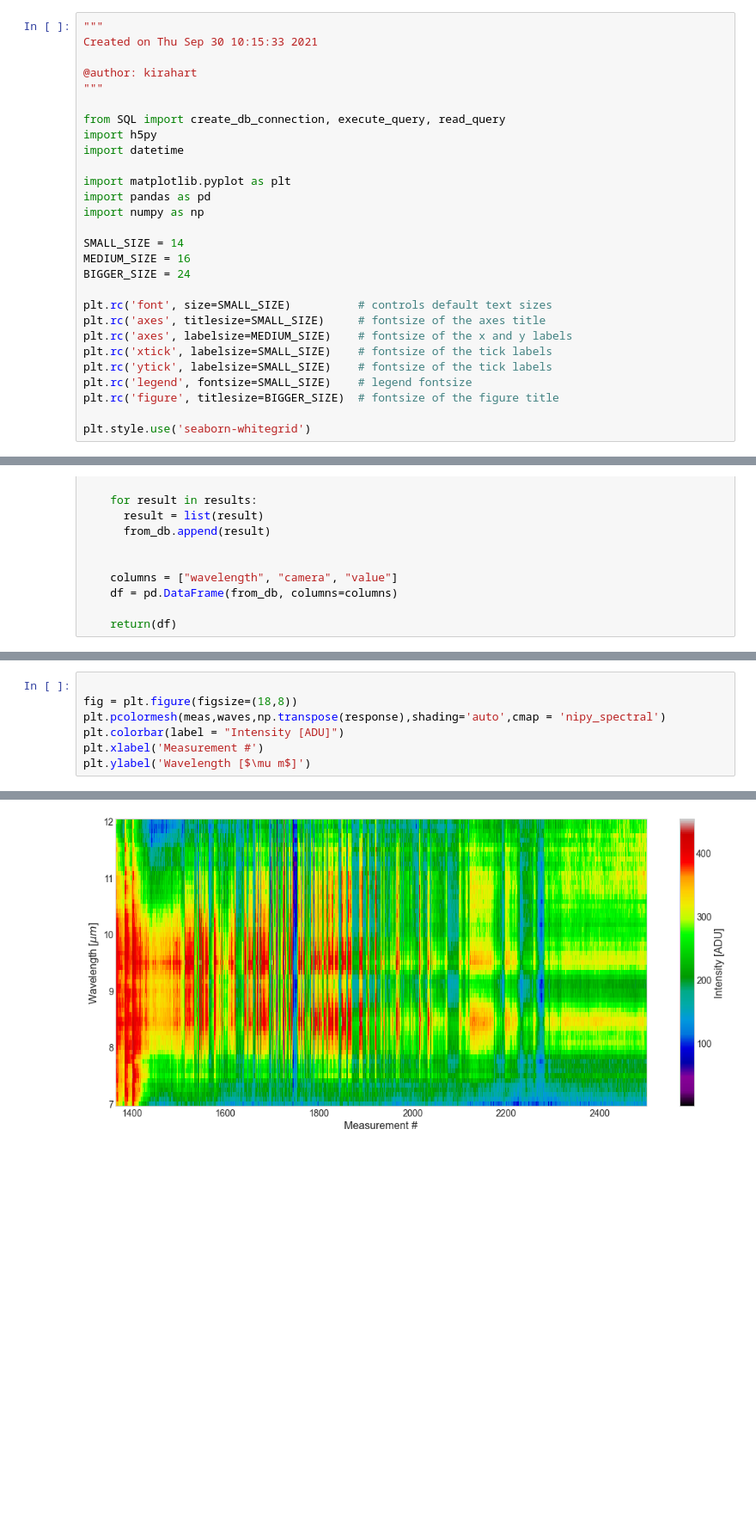
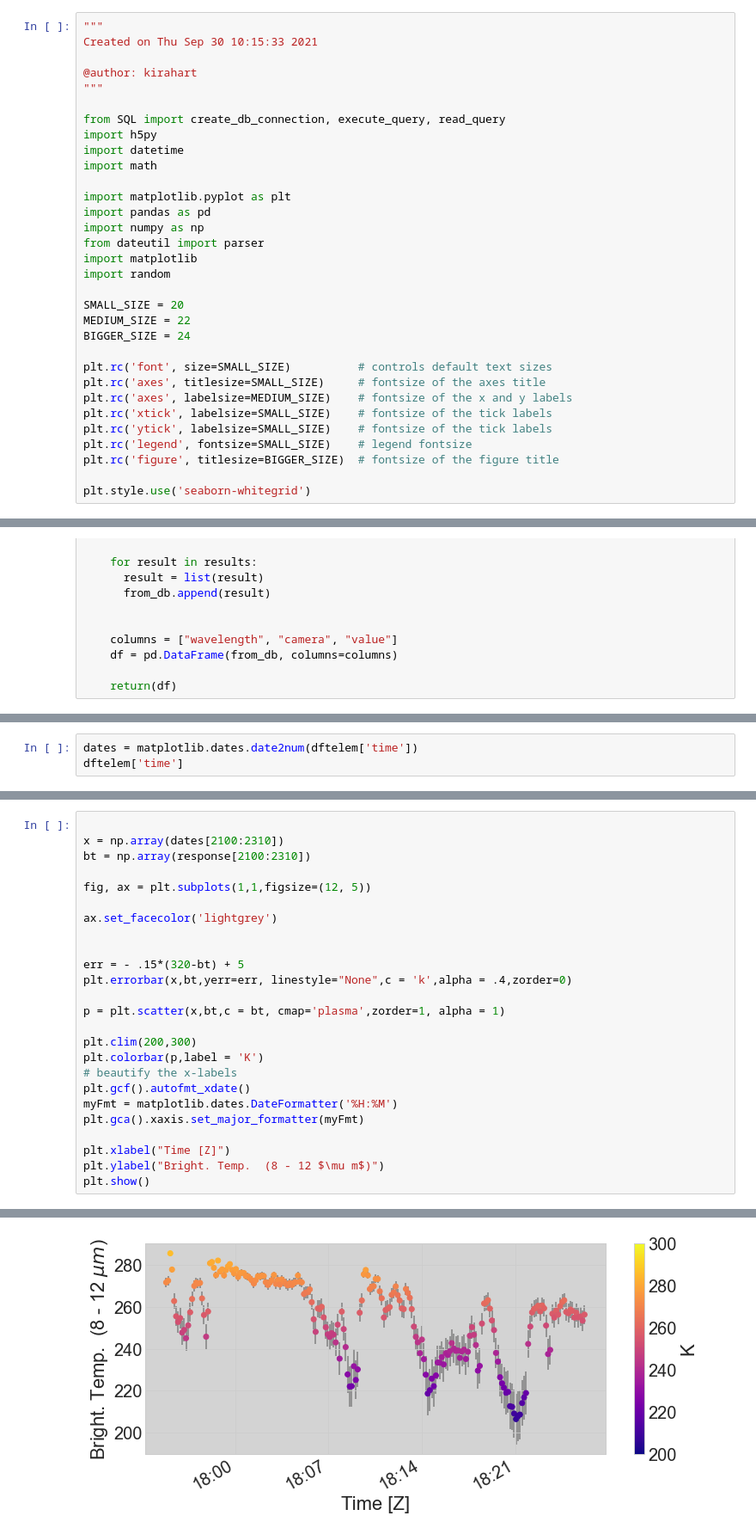
Before and after one commit to Polarization-Lab/IRCSP-Payload, a Jupyter notebook: DataManagement/plot_from_SQL.ipynb, the cells around one changed output, grey strips where cells are left out. Shown at 86% size. Cells and saved outputs as stored; diff of their text form; blank space fills up the shorter version.

```diff
--- a/DataManagement/plot_from_SQL.ipynb
+++ b/DataManagement/plot_from_SQL.ipynb
@@ -8,13 +8,17 @@ Created on Thu Sep 30 10:15:33 2021
 from SQL import create_db_connection, execute_query, read_query
 import h5py
 import datetime
+import math
 
 import matplotlib.pyplot as plt
 import pandas as pd
 import numpy as np
+from dateutil import parser
+import matplotlib
+import random
 
-SMALL_SIZE = 14
-MEDIUM_SIZE = 16
+SMALL_SIZE = 20
+MEDIUM_SIZE = 22
 BIGGER_SIZE = 24
 
 plt.rc('font', size=SMALL_SIZE)          # controls default text sizes
@@ -198,0 +262,3 @@ for w in range(1366,2500):
+# %%
+dates = matplotlib.dates.date2num(dftelem['time'])
+dftelem['time']
@@ -199,8 +278,26 @@ for w in range(1366,2500):
 # %%
 
-fig = plt.figure(figsize=(18,8))
-plt.pcolormesh(meas,waves,np.transpose(response),shading='auto',cmap = 'nipy_spectral')
-plt.colorbar(label = "Intensity [ADU]")
-plt.xlabel('Measurement #')
-plt.ylabel('Wavelength [$\mu m$]')
+x = np.array(dates[2100:2310])
+bt = np.array(response[2100:2310])
+
+fig, ax = plt.subplots(1,1,figsize=(12, 5))
+
+ax.set_facecolor('lightgrey')
+
+
+err = - .15*(320-bt) + 5
+plt.errorbar(x,bt,yerr=err, linestyle="None",c = 'k',alpha = .4,zorder=0)
+
+p = plt.scatter(x,bt,c = bt, cmap='plasma',zorder=1, alpha = 1)
+
+plt.clim(200,300)
+plt.colorbar(p,label = 'K')
+# beautify the x-labels
+plt.gcf().autofmt_xdate()
+myFmt = matplotlib.dates.DateFormatter('%H:%M')
+plt.gca().xaxis.set_major_formatter(myFmt)
+
+plt.xlabel("Time [Z]")
+plt.ylabel("Bright. Temp.  (8 - 12 $\mu m$)")
+plt.show()
 # %% [output]
@@ -208 +304 @@ Text(0, 0.5, 'Wavelength [$\\mu m$]')
-[figure, old version]
+[figure, new version]
```
Also changed, not shown: parts of 13 cells of this notebook, 2 other files.
